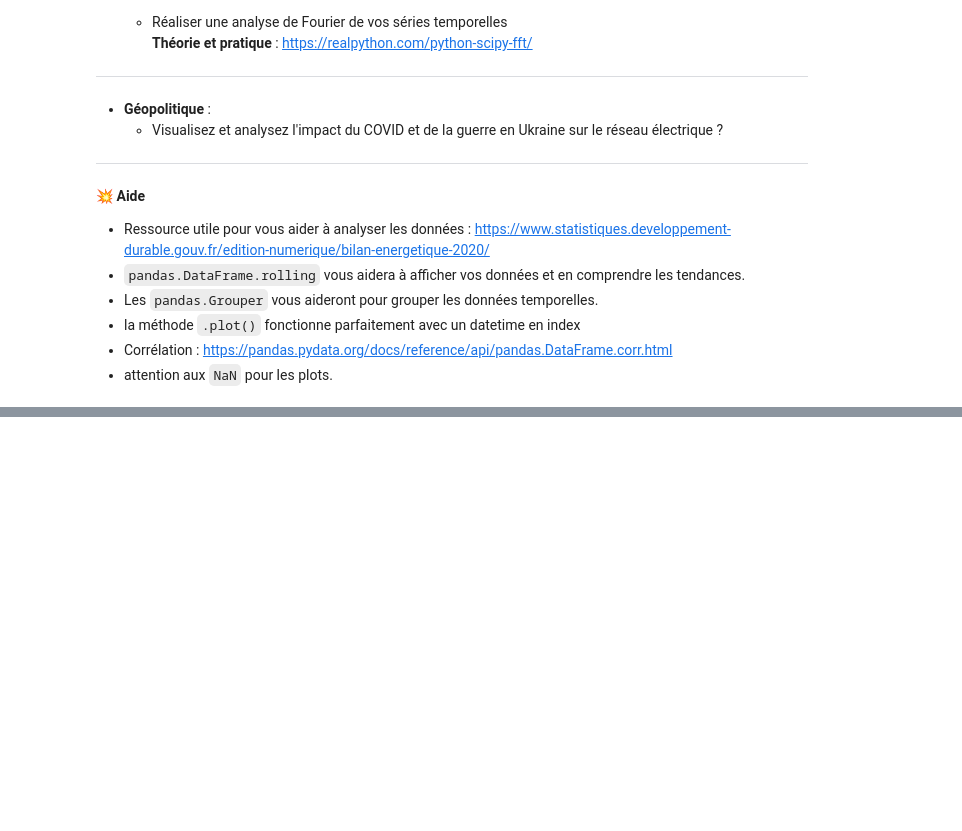
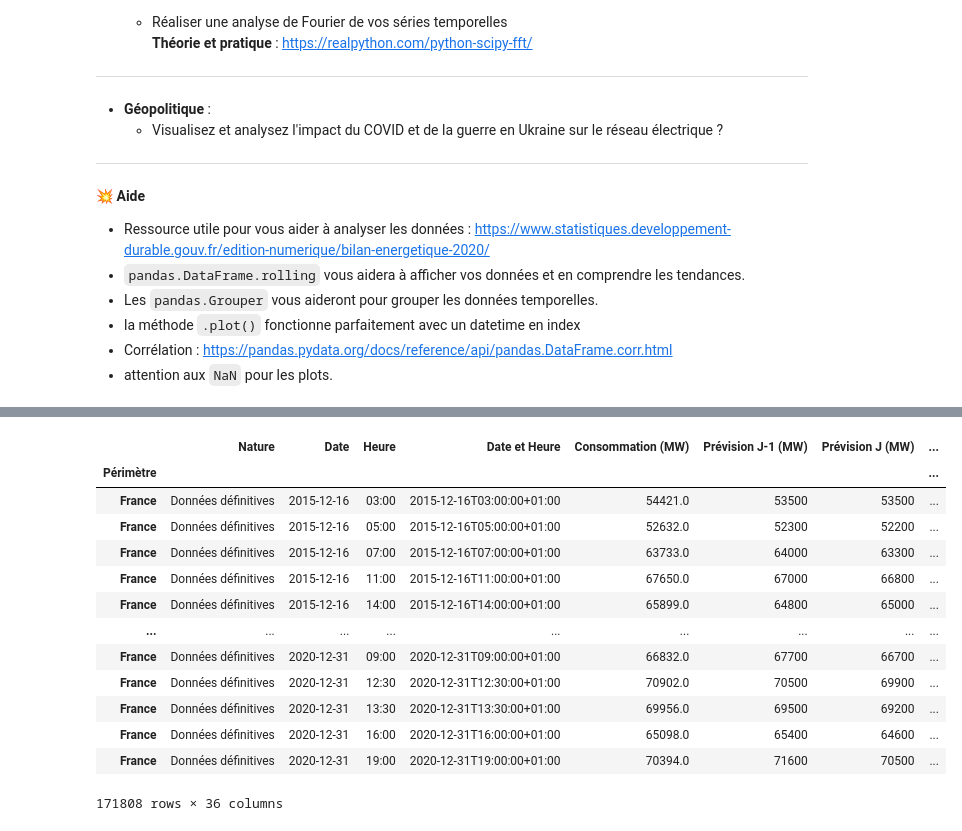
Before and after one commit to ELMOTTA89/Statistique, a Jupyter notebook: 2 - Cas d_étude RTE - Séries temporelles/1_RTE_TimesSeries_National_Etudiant.ipynb, the cells around one changed output, grey strips where cells are left out. Cells and saved outputs as stored; diff of their text form; code cells hidden in the pictures; blank space fills up the shorter version.

```diff
--- a/2 - Cas d_étude RTE - Séries temporelles/1_RTE_TimesSeries_National_Etudiant.ipynb
+++ b/2 - Cas d_étude RTE - Séries temporelles/1_RTE_TimesSeries_National_Etudiant.ipynb
@@ -183,3 +148,0 @@ France                          0.0
-# %%
-df_tr.dropna(axis=0,how='any',inplace=True)
-df_cons.dropna(axis=0,how='any',inplace=True)
@@ -377,0 +258,21 @@ plt.show()
+# %%
+df_cons = df_cons.sort_values(by = ["Date et Heure"])
+# %%
+df_cons=df_cons.dropna()
+
+df_cons
+# %% [output]
+|  | Nature | Date | Heure | Date et Heure | Consommation (MW) | Prévision J-1 (MW) | Prévision J (MW) | ... |
+| Périmètre |  |  |  |  |  |  |  | ... |
+| France | Données définitives | 2015-12-16 | 03:00 | 2015-12-16T03:00:00+01:00 | 54421.0 | 53500 | 53500 | ... |
+| France | Données définitives | 2015-12-16 | 05:00 | 2015-12-16T05:00:00+01:00 | 52632.0 | 52300 | 52200 | ... |
+| France | Données définitives | 2015-12-16 | 07:00 | 2015-12-16T07:00:00+01:00 | 63733.0 | 64000 | 63300 | ... |
+| France | Données définitives | 2015-12-16 | 11:00 | 2015-12-16T11:00:00+01:00 | 67650.0 | 67000 | 66800 | ... |
+| France | Données définitives | 2015-12-16 | 14:00 | 2015-12-16T14:00:00+01:00 | 65899.0 | 64800 | 65000 | ... |
+| ... | ... | ... | ... | ... | ... | ... | ... | ... |
+| France | Données définitives | 2020-12-31 | 09:00 | 2020-12-31T09:00:00+01:00 | 66832.0 | 67700 | 66700 | ... |
+| France | Données définitives | 2020-12-31 | 12:30 | 2020-12-31T12:30:00+01:00 | 70902.0 | 70500 | 69900 | ... |
+| France | Données définitives | 2020-12-31 | 13:30 | 2020-12-31T13:30:00+01:00 | 69956.0 | 69500 | 69200 | ... |
+| France | Données définitives | 2020-12-31 | 16:00 | 2020-12-31T16:00:00+01:00 | 65098.0 | 65400 | 64600 | ... |
+| France | Données définitives | 2020-12-31 | 19:00 | 2020-12-31T19:00:00+01:00 | 70394.0 | 71600 | 70500 | ... |
+171808 rows × 36 columns
```
Also changed, not shown: parts of 22 cells of this notebook, 6 other files.
